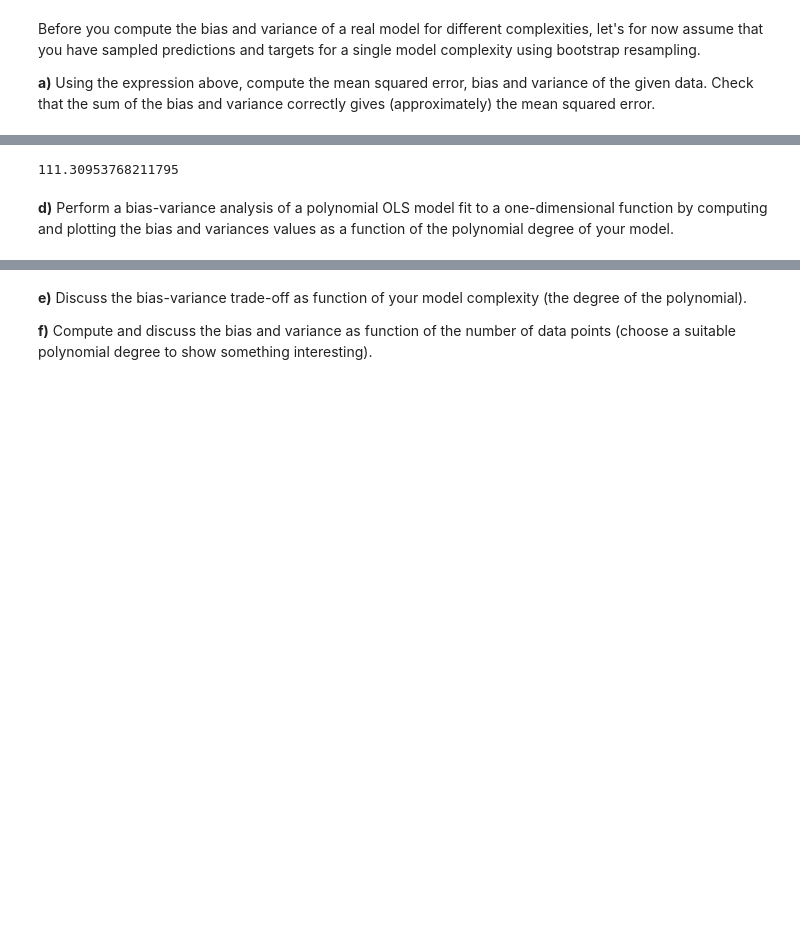
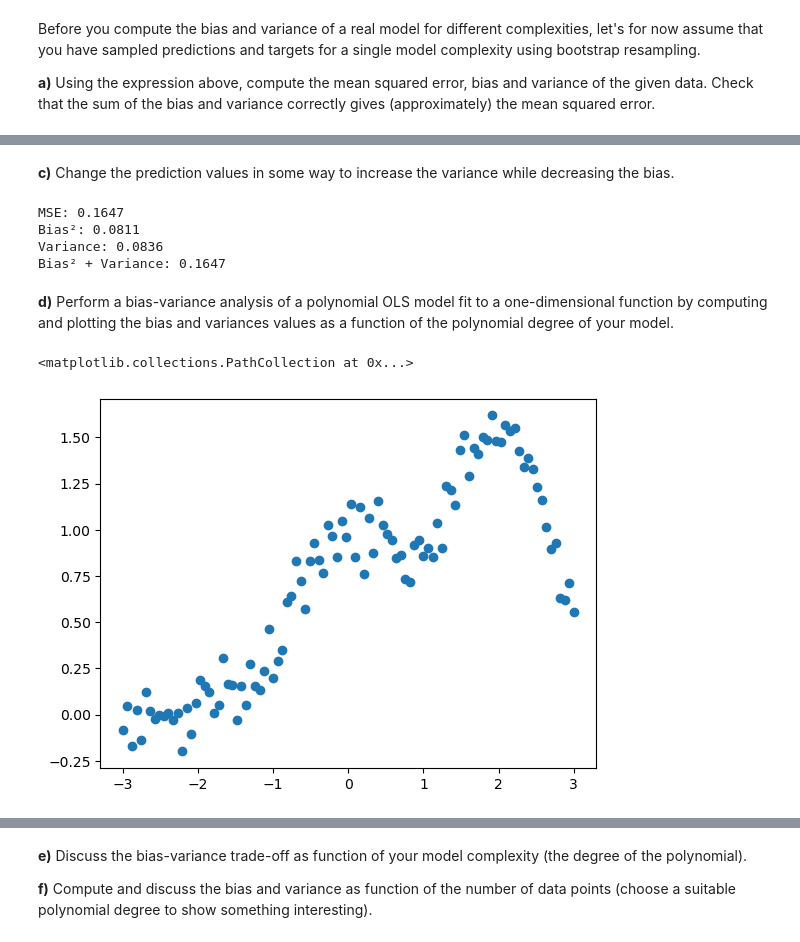
Before and after one commit to johnmagj/FYS-STK4155, a Jupyter notebook: Week38/exercises_week38.ipynb, the cells around one changed output, grey strips where cells are left out. Drawn from its saved outputs; the diff is of its cells as text; code cells hidden in the pictures; blank space fills up the shorter version.

```diff
--- a/Week38/exercises_week38.ipynb
+++ b/Week38/exercises_week38.ipynb
@@ -309,8 +358,32 @@ mean_squared_error(np.mean(predictions, axis=0), targets.ravel())
+# %% [markdown]
+
+**c)** Change the prediction values in some way to increase the variance while decreasing the bias.
 # %%
-bias = np.mean((mean_samples_targets - np.mean(mean_samples_predictions/10 + 10))**2)
-print(bias)
+predictions = np.random.rand(bootstraps, n)
+"""
+Copilots take on it..
+"""
+import numpy as np
+
+# MSE: average of squared errors between predictions and targets
+mse = np.mean((predictions - targets)**2)
+
+# Bias: squared difference between mean prediction and true target
+mean_predictions = np.mean(predictions, axis=0)
+bias_squared = np.mean((mean_predictions - targets)**2)
+
+# Variance: variance of predictions across bootstraps for each datapoint
+variance = np.mean(np.var(predictions, axis=0))
+
+print(f"MSE: {mse:.4f}")
+print(f"Bias²: {bias_squared:.4f}")
+print(f"Variance: {variance:.4f}")
+print(f"Bias² + Variance: {(bias_squared + variance):.4f}")
 # %% [output]
-111.30953768211795
+MSE: 0.1647
+Bias²: 0.0811
+Variance: 0.0836
+Bias² + Variance: 0.1647
 # %% [markdown]
 **d)** Perform a bias-variance analysis of a polynomial OLS model fit to a one-dimensional function by computing and plotting the bias and variances values as a function of the polynomial degree of your model.
 # %%
@@ -352,3 +462,8 @@ mses = []
 #    biases.append(...)
 #    variances.append(...)
 #    mses.append(...)
+# %%
+plt.scatter(x,y)
+# %% [output]
+<matplotlib.collections.PathCollection at 0x...>
+[figure, added]
```
Also changed, not shown: parts of 30 cells of this notebook, 1 other file.
